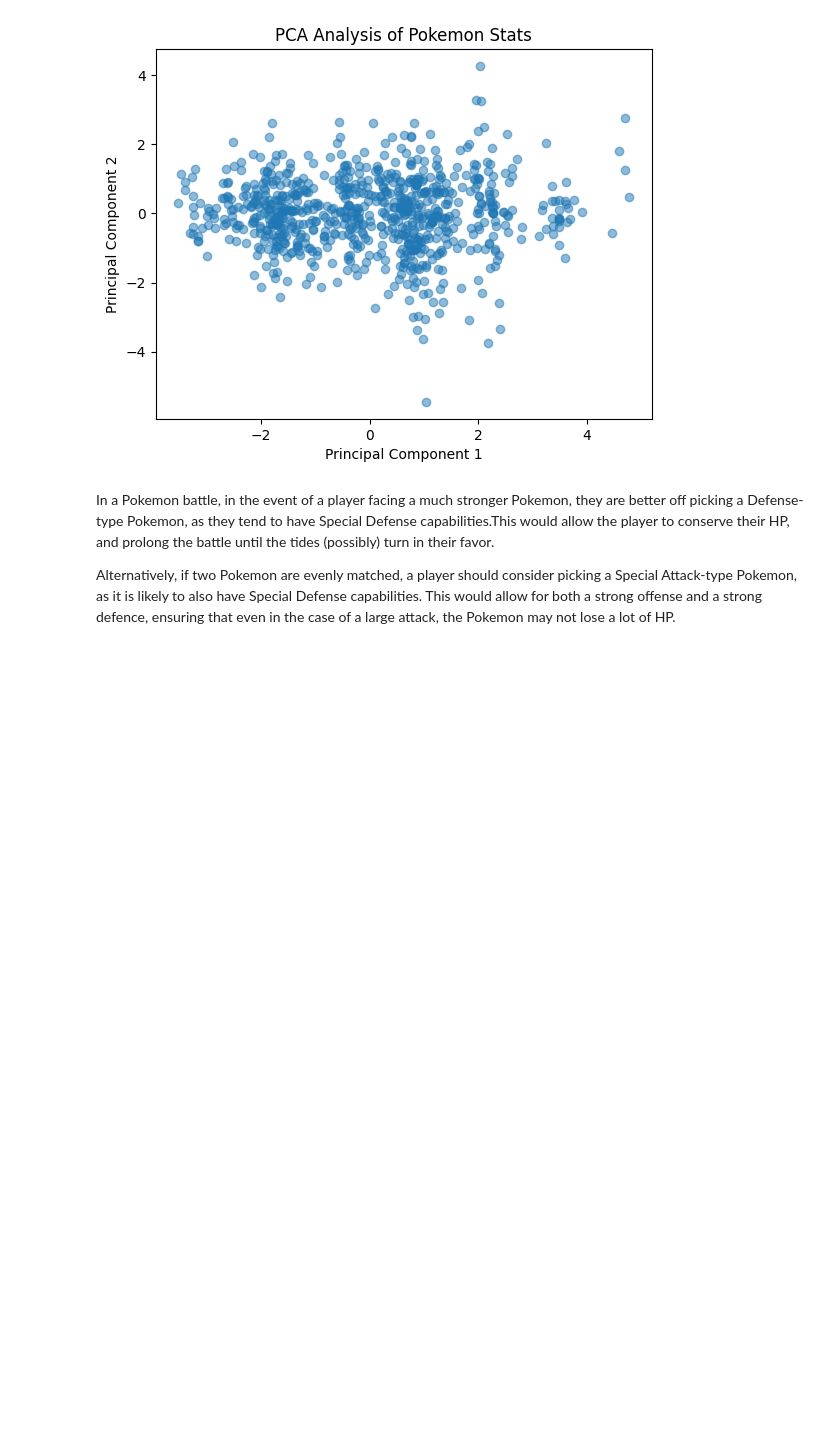
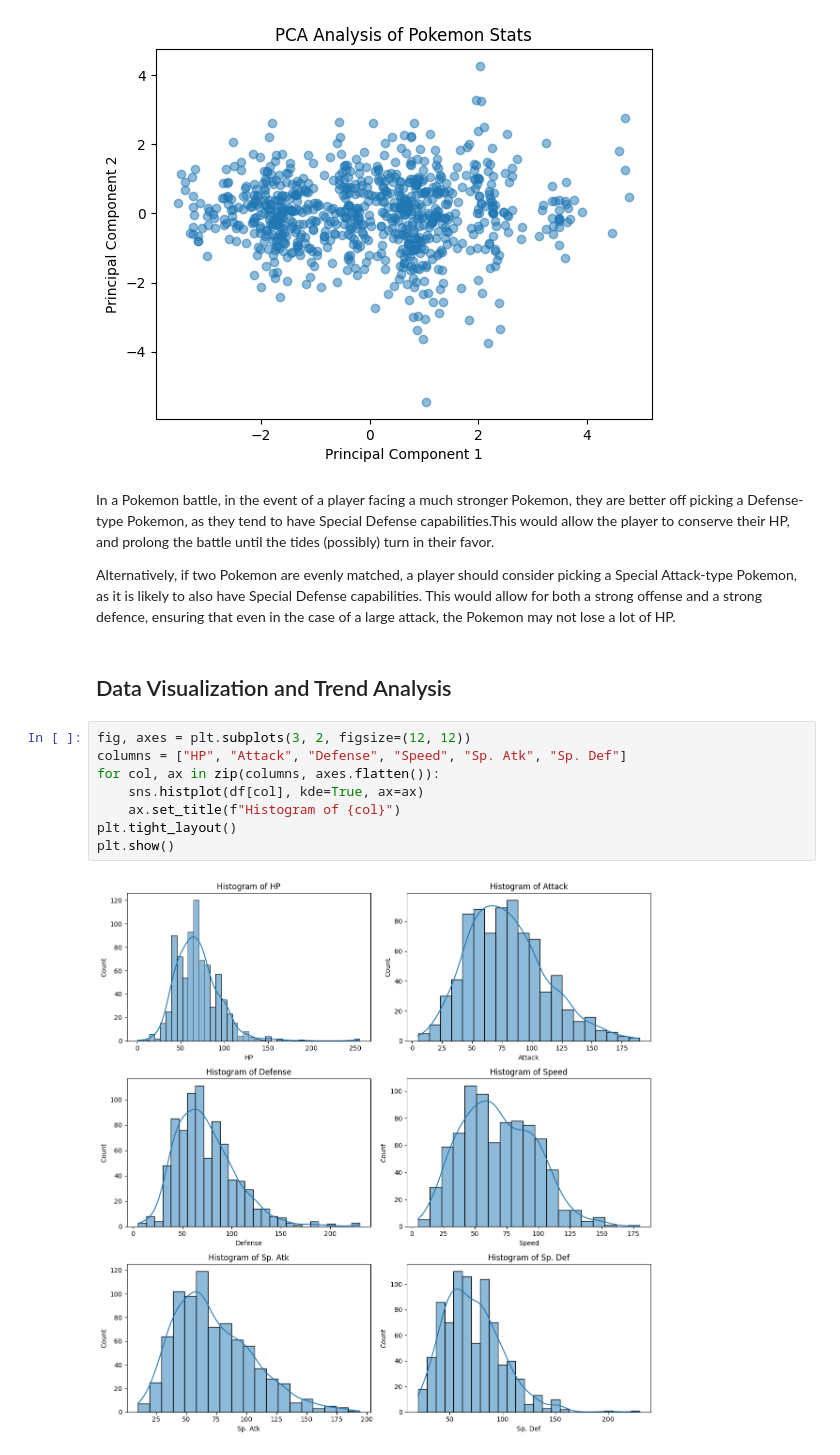
Before and after one commit to ved4a/CS-3510, a Jupyter notebook: a1/pokemon-analysis.ipynb, the cells around one changed output. Cells and saved outputs as stored; diff of their text form; blank space fills up the shorter version.

Commit message:
feat: create histogram of stats

```diff
--- a/a1/pokemon-analysis.ipynb
+++ b/a1/pokemon-analysis.ipynb
@@ -178,3 +178,15 @@ plt.show()
 In a Pokemon battle, in the event of a player facing a much stronger Pokemon, they are better off picking a Defense-type Pokemon, as they tend to have Special Defense capabilities.This would allow the player to conserve their HP, and prolong the battle until the tides (possibly) turn in their favor.
 
 Alternatively, if two Pokemon are evenly matched, a player should consider picking a Special Attack-type Pokemon, as it is likely to also have Special Defense capabilities. This would allow for both a strong offense and a strong defence, ensuring that even in the case of a large attack, the Pokemon may not lose a lot of HP.
+# %% [markdown]
+## Data Visualization and Trend Analysis
+# %%
+fig, axes = plt.subplots(3, 2, figsize=(12, 12))
+columns = ["HP", "Attack", "Defense", "Speed", "Sp. Atk", "Sp. Def"]
+for col, ax in zip(columns, axes.flatten()):
+    sns.histplot(df[col], kde=True, ax=ax)
+    ax.set_title(f"Histogram of {col}")
+plt.tight_layout()
+plt.show()
+# %% [output]
+[figure, added]
```
